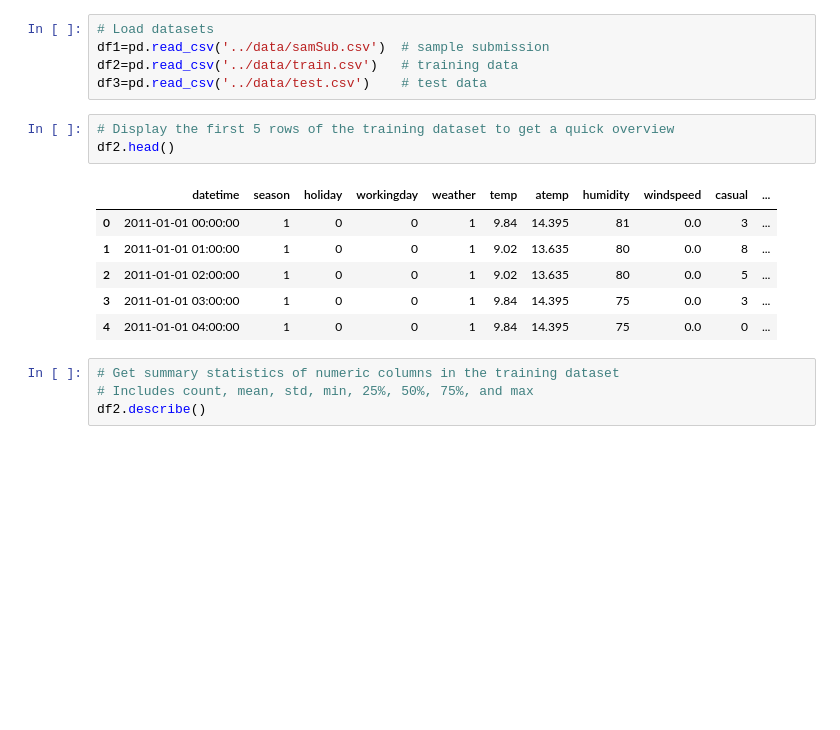
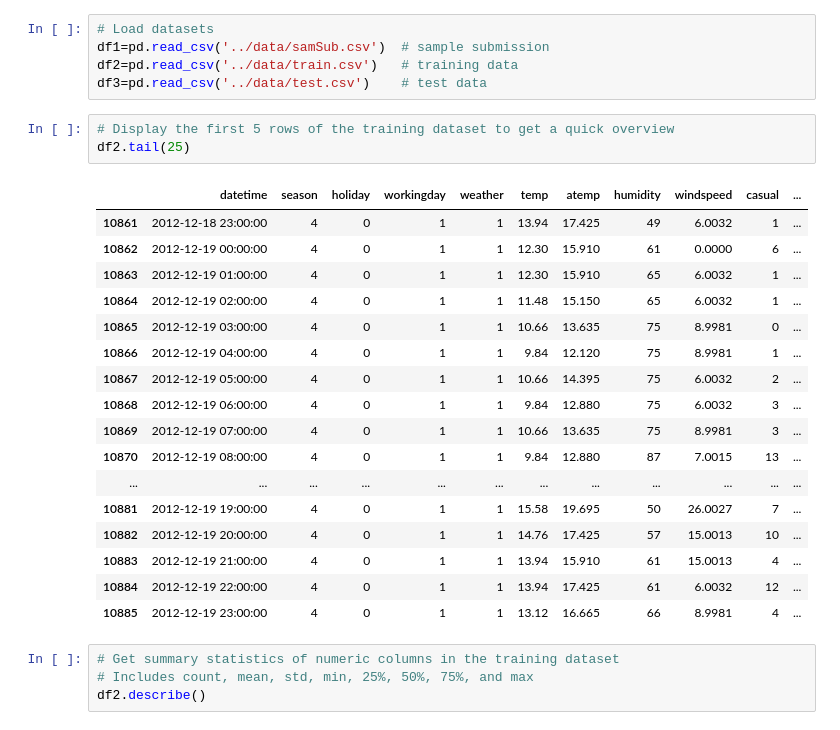
Before and after one commit to akanksha52/bike-rental-forecasting, a Jupyter notebook: notebooks/01_data_exploration.ipynb, the cells around one changed output. Saved outputs shown, nothing was run; the diff lists cells and outputs as text; blank space fills up the shorter version.

```diff
--- a/notebooks/01_data_exploration.ipynb
+++ b/notebooks/01_data_exploration.ipynb
@@ -13,14 +13,25 @@ df2=pd.read_csv('../data/train.csv')   # training data
 df3=pd.read_csv('../data/test.csv')    # test data
 # %%
 # Display the first 5 rows of the training dataset to get a quick overview
-df2.head()
+df2.tail(25)
 # %% [output]
 |  | datetime | season | holiday | workingday | weather | temp | atemp | humidity | windspeed | casual | ... |
-| 0 | 2011-01-01 00:00:00 | 1 | 0 | 0 | 1 | 9.84 | 14.395 | 81 | 0.0 | 3 | ... |
-| 1 | 2011-01-01 01:00:00 | 1 | 0 | 0 | 1 | 9.02 | 13.635 | 80 | 0.0 | 8 | ... |
-| 2 | 2011-01-01 02:00:00 | 1 | 0 | 0 | 1 | 9.02 | 13.635 | 80 | 0.0 | 5 | ... |
-| 3 | 2011-01-01 03:00:00 | 1 | 0 | 0 | 1 | 9.84 | 14.395 | 75 | 0.0 | 3 | ... |
-| 4 | 2011-01-01 04:00:00 | 1 | 0 | 0 | 1 | 9.84 | 14.395 | 75 | 0.0 | 0 | ... |
+| 10861 | 2012-12-18 23:00:00 | 4 | 0 | 1 | 1 | 13.94 | 17.425 | 49 | 6.0032 | 1 | ... |
+| 10862 | 2012-12-19 00:00:00 | 4 | 0 | 1 | 1 | 12.30 | 15.910 | 61 | 0.0000 | 6 | ... |
+| 10863 | 2012-12-19 01:00:00 | 4 | 0 | 1 | 1 | 12.30 | 15.910 | 65 | 6.0032 | 1 | ... |
+| 10864 | 2012-12-19 02:00:00 | 4 | 0 | 1 | 1 | 11.48 | 15.150 | 65 | 6.0032 | 1 | ... |
+| 10865 | 2012-12-19 03:00:00 | 4 | 0 | 1 | 1 | 10.66 | 13.635 | 75 | 8.9981 | 0 | ... |
+| 10866 | 2012-12-19 04:00:00 | 4 | 0 | 1 | 1 | 9.84 | 12.120 | 75 | 8.9981 | 1 | ... |
+| 10867 | 2012-12-19 05:00:00 | 4 | 0 | 1 | 1 | 10.66 | 14.395 | 75 | 6.0032 | 2 | ... |
+| 10868 | 2012-12-19 06:00:00 | 4 | 0 | 1 | 1 | 9.84 | 12.880 | 75 | 6.0032 | 3 | ... |
+| 10869 | 2012-12-19 07:00:00 | 4 | 0 | 1 | 1 | 10.66 | 13.635 | 75 | 8.9981 | 3 | ... |
+| 10870 | 2012-12-19 08:00:00 | 4 | 0 | 1 | 1 | 9.84 | 12.880 | 87 | 7.0015 | 13 | ... |
+| ... | ... | ... | ... | ... | ... | ... | ... | ... | ... | ... | ... |
+| 10881 | 2012-12-19 19:00:00 | 4 | 0 | 1 | 1 | 15.58 | 19.695 | 50 | 26.0027 | 7 | ... |
+| 10882 | 2012-12-19 20:00:00 | 4 | 0 | 1 | 1 | 14.76 | 17.425 | 57 | 15.0013 | 10 | ... |
+| 10883 | 2012-12-19 21:00:00 | 4 | 0 | 1 | 1 | 13.94 | 15.910 | 61 | 15.0013 | 4 | ... |
+| 10884 | 2012-12-19 22:00:00 | 4 | 0 | 1 | 1 | 13.94 | 17.425 | 61 | 6.0032 | 12 | ... |
+| 10885 | 2012-12-19 23:00:00 | 4 | 0 | 1 | 1 | 13.12 | 16.665 | 66 | 8.9981 | 4 | ... |
 # %%
 # Get summary statistics of numeric columns in the training dataset
 # Includes count, mean, std, min, 25%, 50%, 75%, and max
```
Also changed, not shown: parts of 5 cells of this notebook, 1 other file.
